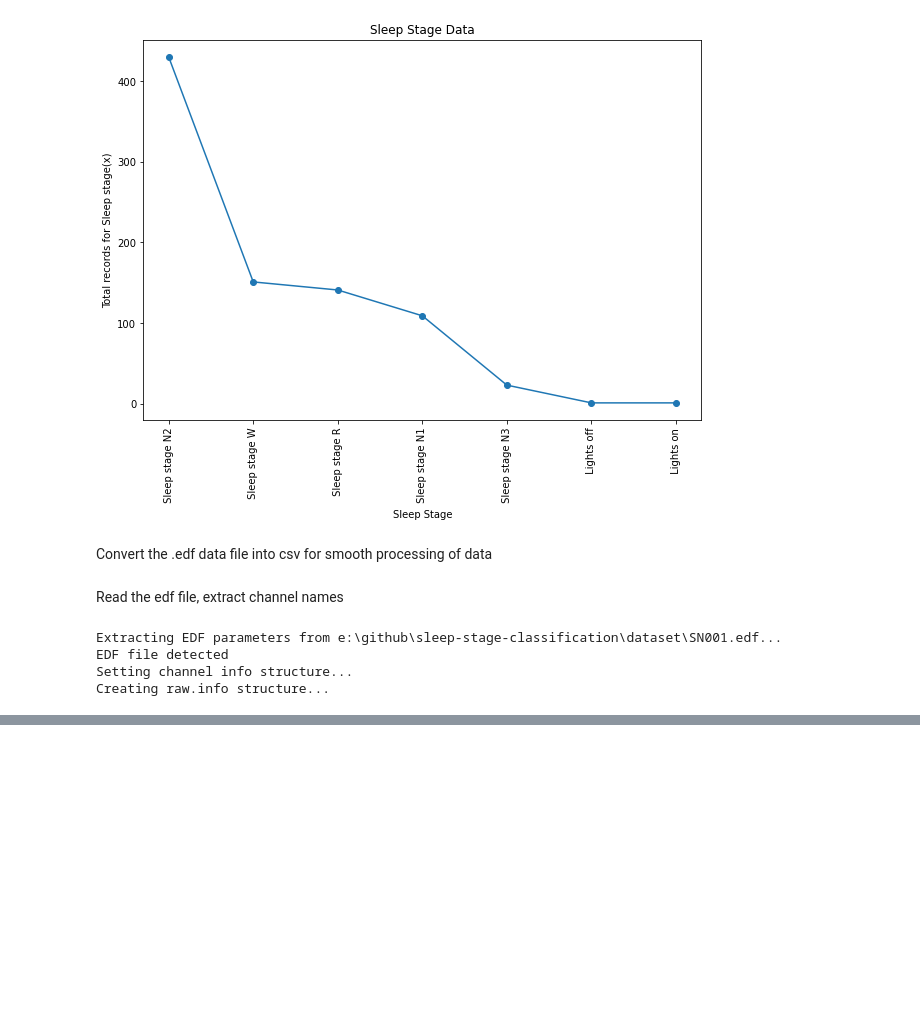
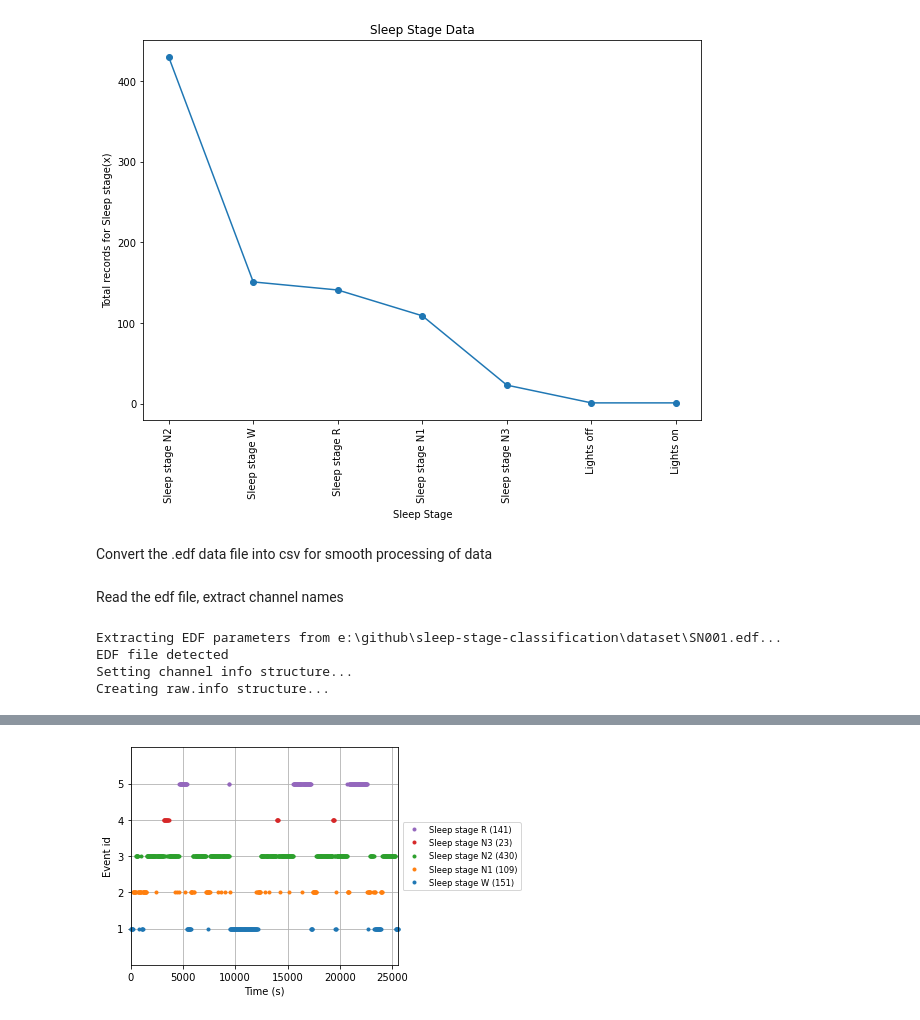
Before and after one commit to kkashish-10/sleep-stage-classification, a Jupyter notebook: sleep_stage_classification.ipynb, the cells around one changed output, grey strips where cells are left out. Cells and saved outputs as stored; diff of their text form; code cells hidden in the pictures; blank space fills up the shorter version.

```diff
--- a/sleep_stage_classification.ipynb
+++ b/sleep_stage_classification.ipynb
@@ -99,0 +163,10 @@ savetxt('../sleep-stage-classification/dataset/SN001.csv',edf_file.get_data().T,
+# %%
+event_ids= {'Sleep stage W':1,'Sleep stage N1':2,'Sleep stage N2':3,'Sleep stage R':5,'Sleep stage N3':4}
+# %%
+#plot events
+plot_events(events_train,event_id=event_ids,sfreq=raw_train.info['sfreq'])
+show()
+#keep the color-code for further plotting
+stage_colors=rcParams['axes.prop_cycle'].by_key()['color']
+# %% [output]
+[figure, added]
```
Also changed, not shown: parts of 16 cells of this notebook, 2 other files.
